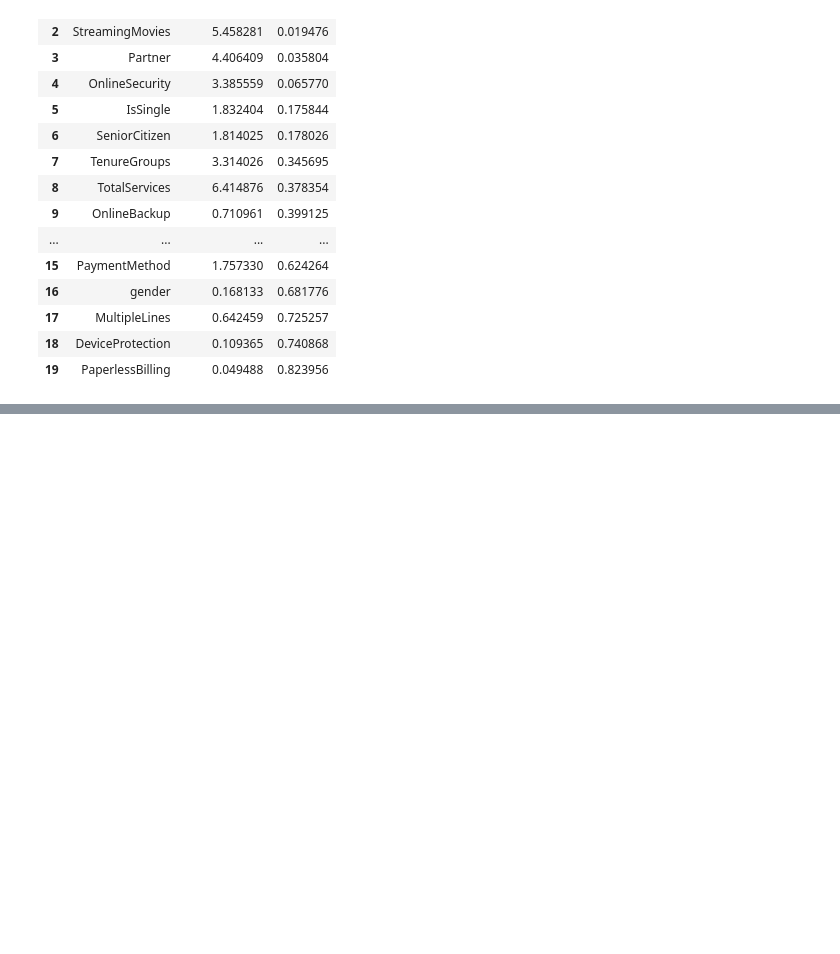
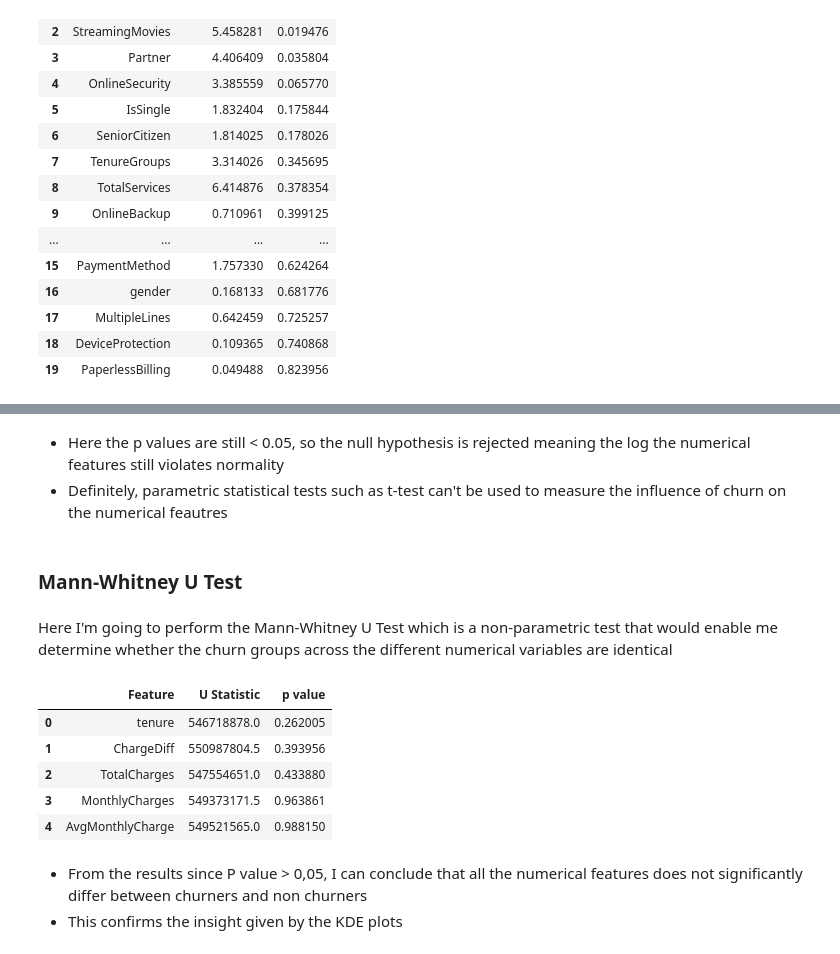
Before and after one commit to igorlam00237/telcoconnect-churn, a Jupyter notebook: notebooks/04_exploratory_data_analysis.ipynb, the cells around one changed output, grey strips where cells are left out. Saved outputs shown, nothing was run; the diff lists cells and outputs as text; code cells hidden in the pictures; blank space fills up the shorter version.

```diff
--- a/notebooks/04_exploratory_data_analysis.ipynb
+++ b/notebooks/04_exploratory_data_analysis.ipynb
@@ -347,0 +489,41 @@ chi2_test_kpi(df_telco, "Churn")
+# %% [markdown]
+- Here the p values are still < 0.05, so the null hypothesis is rejected meaning the log the numerical features still violates normality
+- Definitely, parametric statistical tests such as t-test can't be used to measure the influence of churn on the numerical feautres
+# %% [markdown]
+### Mann-Whitney U Test
+# %% [markdown]
+Here I'm going to perform the Mann-Whitney U Test which is a non-parametric test that would enable me determine whether the churn groups across the different numerical variables are identical
+# %%
+# Initiazing variable to store the test result
+results = []
+
+# Looping through the different numerical features
+for col in num_cols:
+        churn_group = df_telco[df_telco["Churn"] == "Yes"][col]
+        no_chrun_group = df_telco[df_telco["Churn"] == "No"][col]
+
+        # Executing the Mann-Whitney U test
+        U_stat, p_value = stats.mannwhitneyu(churn_group, no_chrun_group)
+
+        # Appending test outcome to results list
+        results.append((col, U_stat, p_value))
+
+# Sorting results by p value
+results.sort(key= lambda x: x[2])
+
+# Converting to datafrmae
+df_mann_whitney_U_res = pd.DataFrame(results, columns=["Feature", "U Statistic", "p value"])
+
+
+# Display
+display(df_mann_whitney_U_res)
+# %% [output]
+|  | Feature | U Statistic | p value |
+| 0 | tenure | 546718878.0 | 0.262005 |
+| 1 | ChargeDiff | 550987804.5 | 0.393956 |
+| 2 | TotalCharges | 547554651.0 | 0.433880 |
+| 3 | MonthlyCharges | 549373171.5 | 0.963861 |
+| 4 | AvgMonthlyCharge | 549521565.0 | 0.988150 |
+# %% [markdown]
+- From the results since P value > 0,05, I can conclude that all the numerical features does not significantly differ between churners and non churners
+- This confirms the insight given by the KDE plots
```
Also changed, not shown: parts of 16 cells of this notebook.
